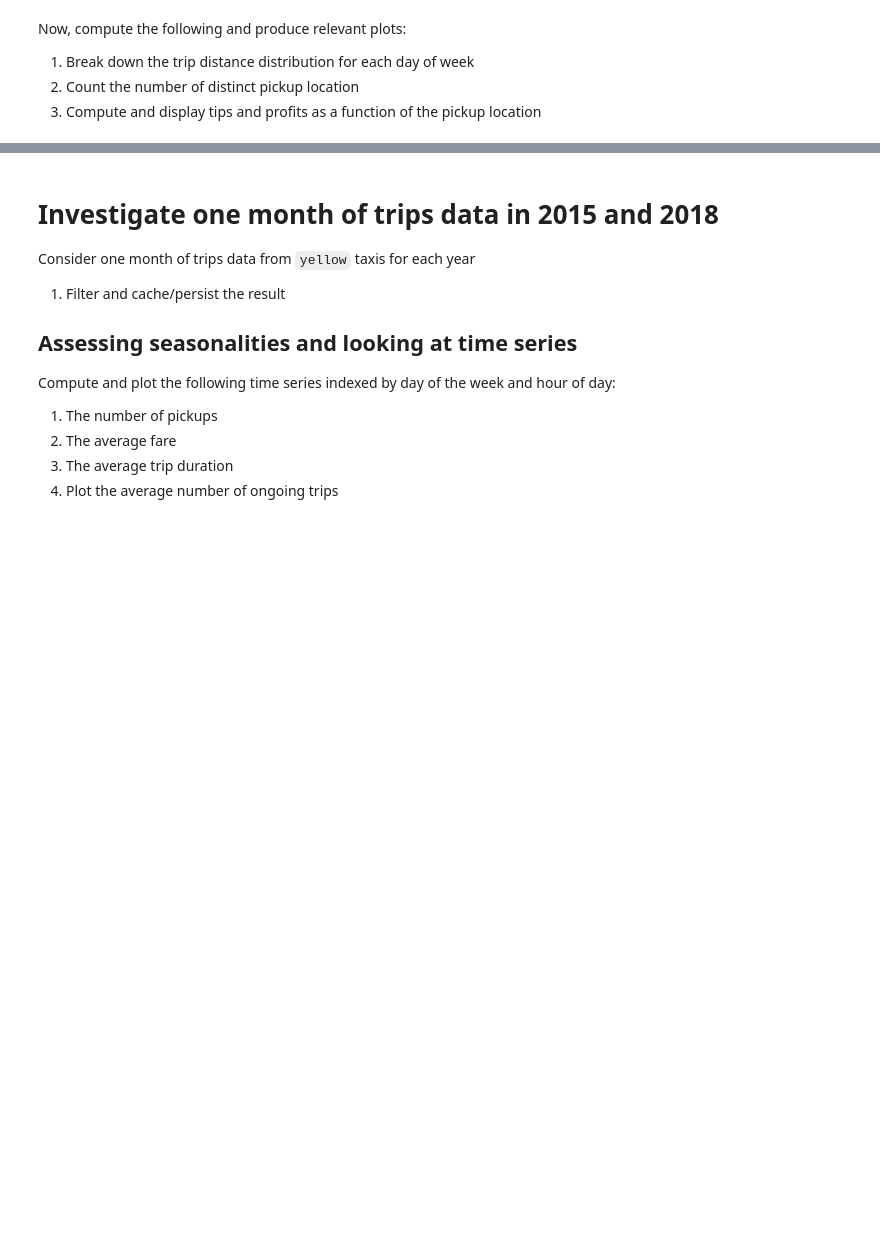
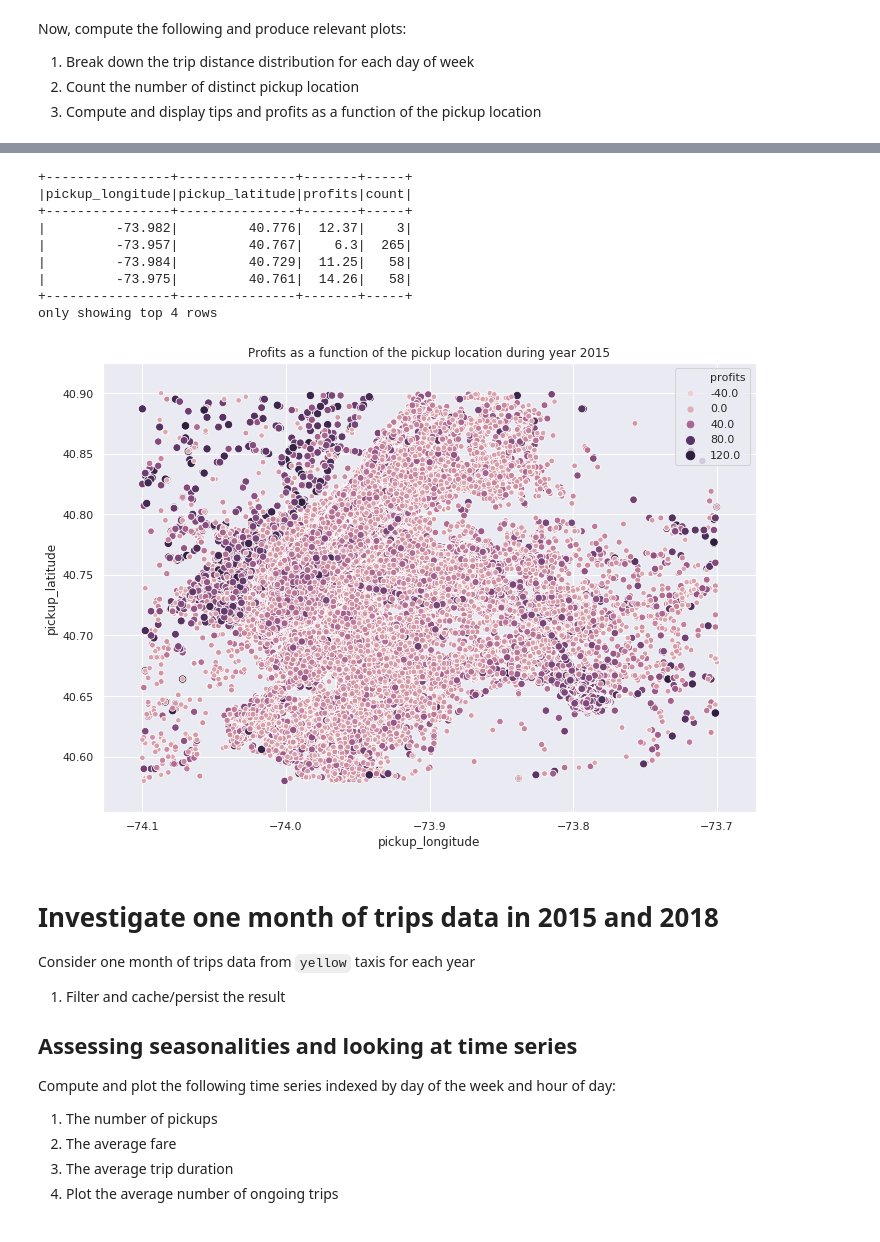
Before and after one commit to idardo97/big_data, a Jupyter notebook: homework03.ipynb, the cells around one changed output, grey strips where cells are left out. Drawn from its saved outputs; the diff is of its cells as text; code cells hidden in the pictures; blank space fills up the shorter version.

```diff
--- a/homework03.ipynb
+++ b/homework03.ipynb
@@ -569,3 +457,44 @@ Py4JNetworkError: An error occurred while trying to connect to the Java server (
+# %%
+#Compute and display profits as a function of the pickup location:
+
+import pyspark.sql.functions as func
+from pyspark.sql.functions import col
+from matplotlib import pyplot
+
+
+df_tupless = mar15_filtred.withColumn("profits", col("total_amount")-(col("mta_tax")+col("tolls_amount")))\
+                    .where(col('profits').between(-20,100))\
+                    .withColumn('pickup_longitude',func.round(mar15_filtred['pickup_longitude'],3))\
+                    .withColumn('pickup_latitude',func.round(mar15_filtred['pickup_latitude'],3))\
+                    .groupBy(col('pickup_longitude'),col('pickup_latitude'),col('profits')).count()
+
+df_tupless.show(4)
+
+
+fig, ax = plt.subplots(figsize=(11.7, 8.27))
+
+sns.set()
+
+
+k = sns.scatterplot(x='pickup_longitude',
+                    y='pickup_latitude',
+                    hue='profits',
+                    size='profits',
+                    data=df_tupless.toPandas(),
+                   ax=ax).set_title("Profits as a function of the pickup location during year 2015")
+
+plt.show()
+# %% [output]
++----------------+---------------+-------+-----+
+|pickup_longitude|pickup_latitude|profits|count|
++----------------+---------------+-------+-----+
+|         -73.982|         40.776|  12.37|    3|
+|         -73.957|         40.767|    6.3|  265|
+|         -73.984|         40.729|  11.25|   58|
+|         -73.975|         40.761|  14.26|   58|
++----------------+---------------+-------+-----+
+only showing top 4 rows
+[figure, added]
 # %% [markdown]
 # Investigate one month of trips data in 2015 and 2018
 
```
Also changed, not shown: parts of 15 cells of this notebook.
